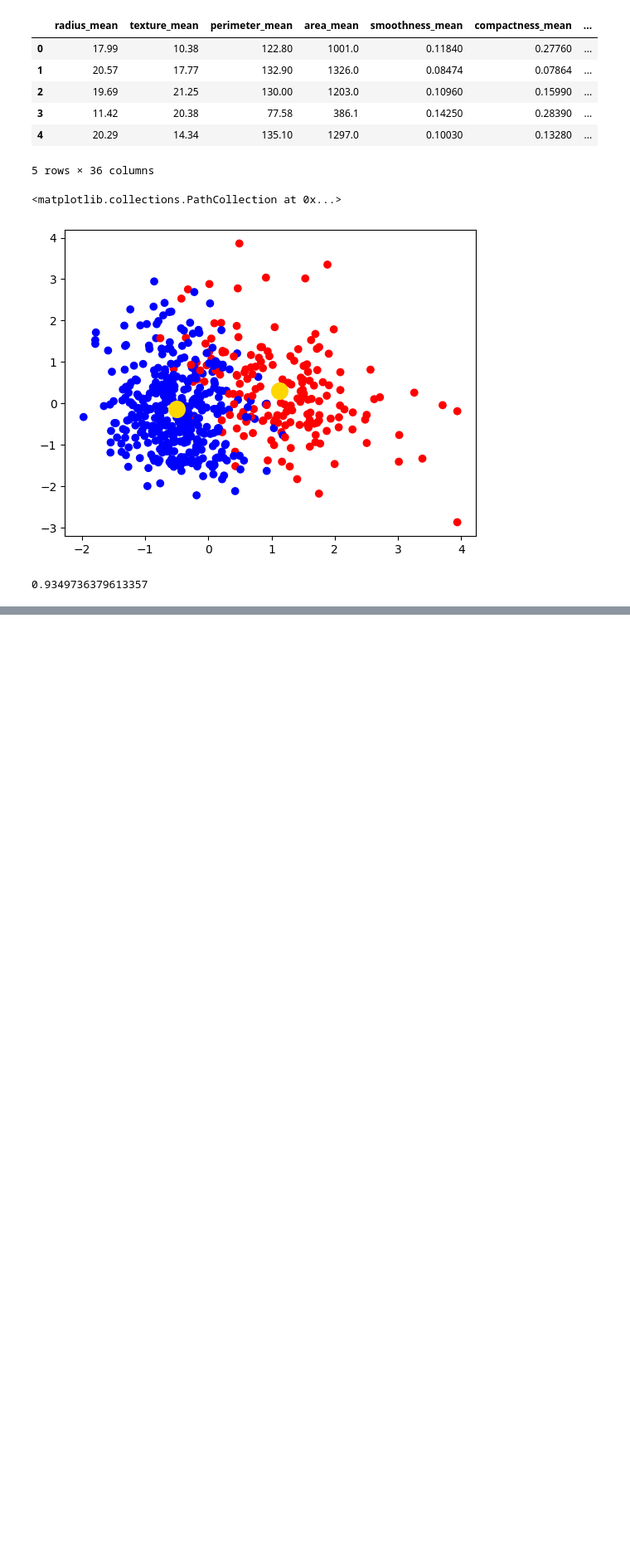
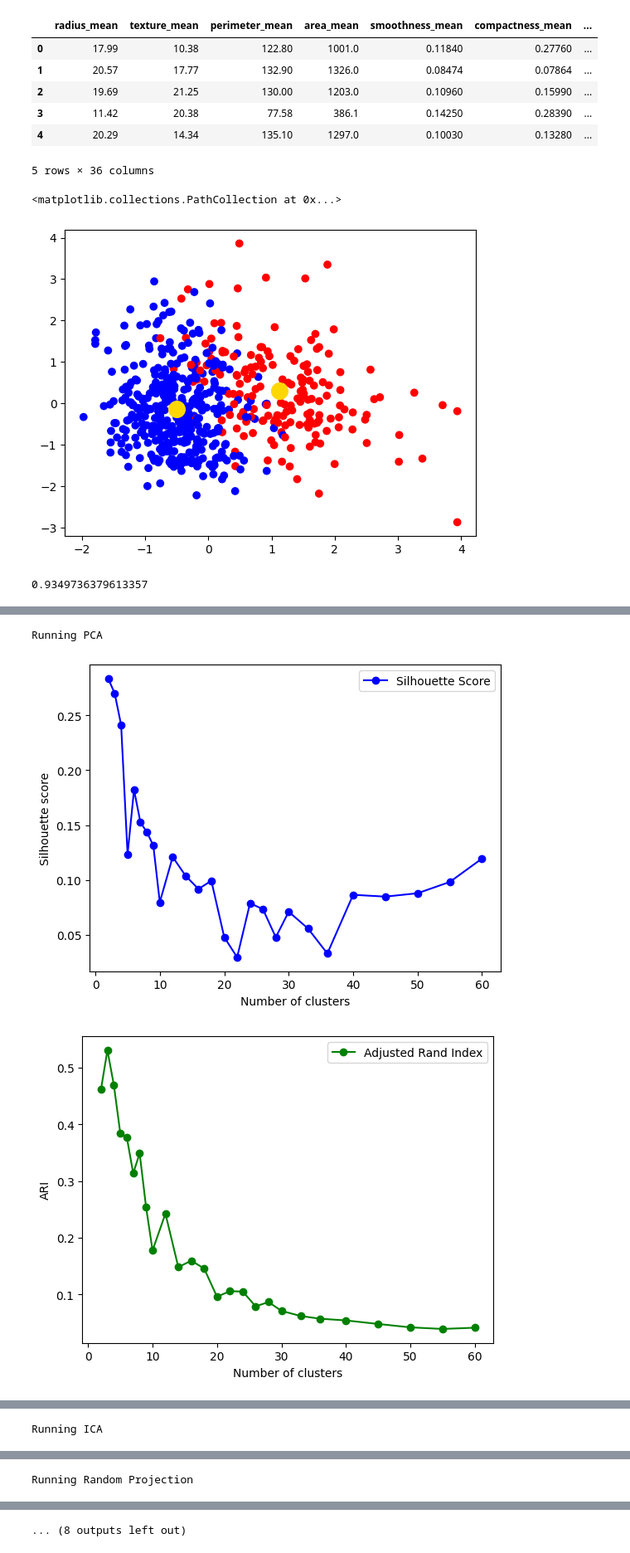
Before and after one commit to juniorq33/Machine-Learning, a Jupyter notebook: Assignment_3/unsupervised_learning_breast_cancer_ds.ipynb, the cells around one changed output, grey strips where cells are left out. Shown at 83% size. Saved outputs shown, nothing was run; the diff lists cells and outputs as text; code cells hidden in the pictures; blank space fills up the shorter version.

```diff
--- a/Assignment_3/unsupervised_learning_breast_cancer_ds.ipynb
+++ b/Assignment_3/unsupervised_learning_breast_cancer_ds.ipynb
@@ -697,7 +685,7 @@ accuracy_score(ds_bcancer_dependent, df_cancer_grp_kmeans['K-Means GRP Label'])
 # %% [output]
 0.546572934973638
 # %%
-fa = fa = FactorAnalysis(n_components=5)
+fa = FactorAnalysis(n_components=5)
 fa_results_kmeans = fa.fit_transform(data_scaled)
 
 clusters = [2,3,4,5,6,7,8,9,10,12,14,16,18,20,22,24,26,28,30,33,36,40,45,50,55,60]
@@ -707,8 +695,6 @@ calihara_results = []
 completeness_results = []
 
 for c in clusters:
-
-    print("Working on cluster: {0} ".format(c))
 
     kmeans = KMeans(n_clusters=c).fit(fa_results_kmeans)
     labels_results = kmeans.labels_
@@ -804,0 +837,29 @@ accuracy_score(ds_bcancer_dependent, df_cancer_fa_kmeans['K-Means FA Label'])
+# %%
+# PCA
+pca_em = PCA(n_components = 5)
+pca_results_em = pca_em.fit_transform(data_scaled)
+
+# ICA
+ica_em = FastICA(n_components = 5)
+ica_results_em = ica_em.fit_transform(data_scaled)
+
+# Random Projection
+grp_em = GaussianRandomProjection(n_components=5)
+grp_results_em = grp_em.fit_transform(data_scaled)
+
+# Factor Analysis
+fa_em = FactorAnalysis(n_components=5)
+fa_results_em = fa_em.fit_transform(data_scaled)
+
+print("Running PCA")
+runEM(pca_results_em, ds_1d)
+print("Running ICA")
+runEM(ica_results_em, ds_1d)
+print("Running Random Projection")
+runEM(grp_results_em, ds_1d)
+print("Running Factor Analysis")
+runEM(fa_results_em, ds_1d)
+# %% [output]
+Running PCA
+[figure, added]
+[figure, added]
@@ -804,0 +868 @@ accuracy_score(ds_bcancer_dependent, df_cancer_fa_kmeans['K-Means FA Label'])
+Running ICA
@@ -804,0 +873 @@ accuracy_score(ds_bcancer_dependent, df_cancer_fa_kmeans['K-Means FA Label'])
+Running Random Projection
@@ -804,0 +875 @@ accuracy_score(ds_bcancer_dependent, df_cancer_fa_kmeans['K-Means FA Label'])
+... (8 outputs left out)
```
Also changed, not shown: parts of 12 cells of this notebook.
